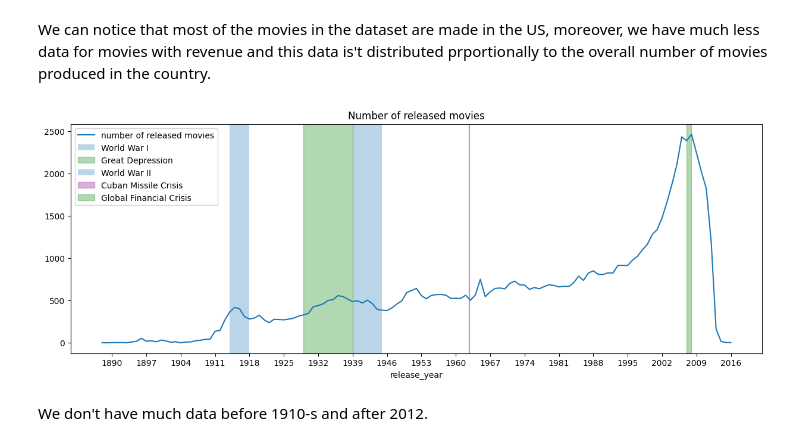
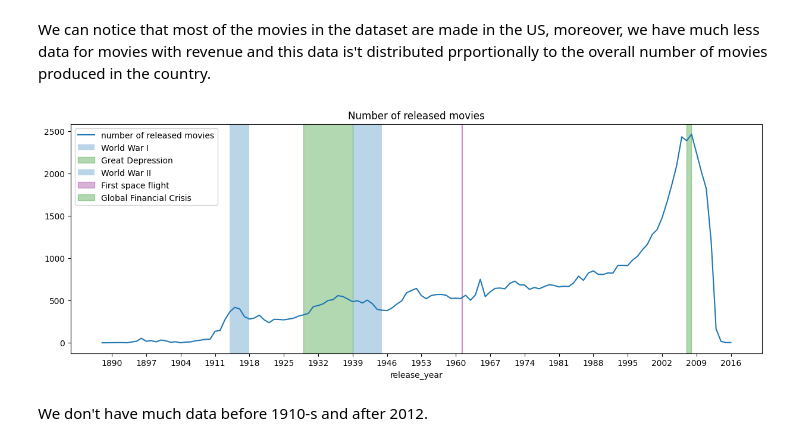
Before and after one commit to epfl-ada/ada-2023-project-perrysplatypuses, a Jupyter notebook: milestone3.ipynb, the cells around one changed output. Drawn from its saved outputs; the diff is of its cells as text; code cells hidden in the pictures.

```diff
--- a/milestone3.ipynb
+++ b/milestone3.ipynb
@@ -167,18 +167,18 @@ We can notice that most of the movies in the dataset are made in the US, moreove
 # %%
 movies.groupby('release_year').size().plot(figsize=(15, 5), title='Number of released movies', label='number of released movies')
 plt.xticks(np.arange(1890, 2021, 7))
 
 plt.axvspan(1914, 1918, alpha=0.3, label='World War I')
 plt.axvspan(1929, 1939, alpha=0.3, label='Great Depression', color='green')
 plt.axvspan(1939, 1945, alpha=0.3, label='World War II')
-plt.axvspan(1962.7, 1962.8, alpha=0.3, label='Cuban Missile Crisis', color='purple')
+plt.axvspan(1961.2, 1961.3, alpha=0.3, label='First space flight', color='purple')
 plt.axvspan(2007, 2008, alpha=0.3, label='Global Financial Crisis', color='green')
 
 plt.legend()
 
 plt.show()
 # %% [output]
-[figure, old version]
+[figure, new version]
 # %% [markdown]
 We don't have much data before 1910-s and after 2012.
 # %% [markdown]
```
